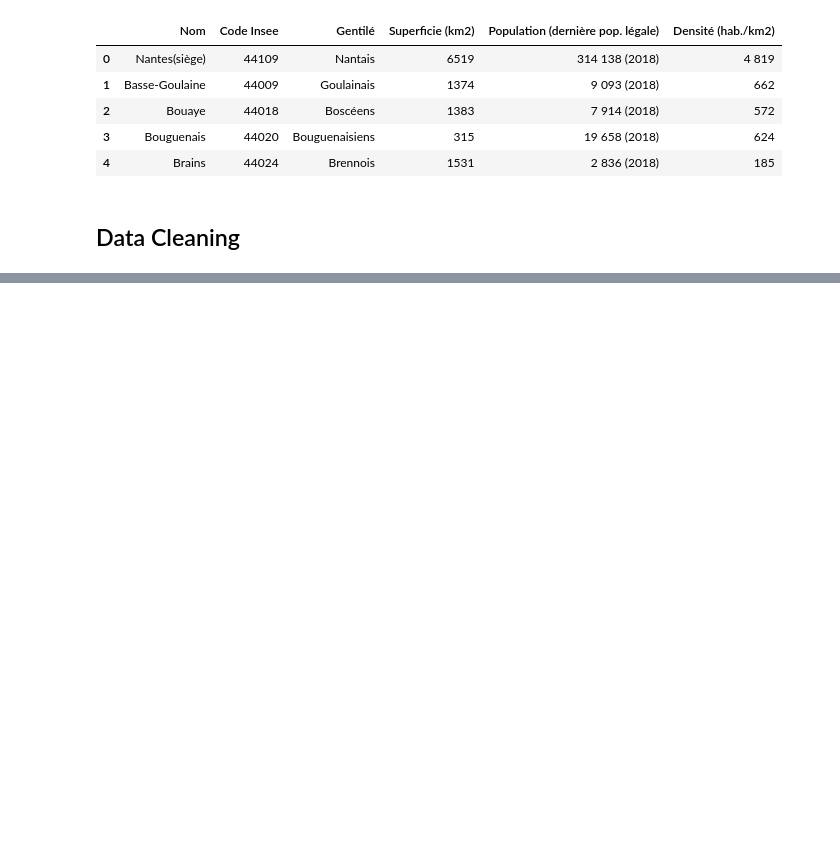
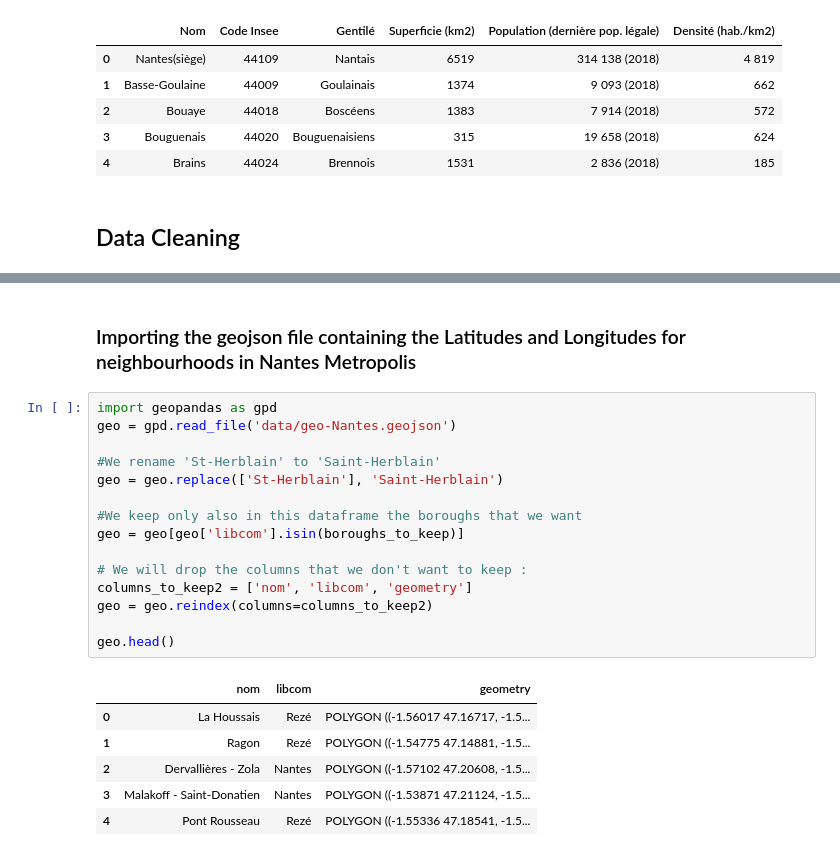
Before and after one commit to Preciousring/Coursera_Capstone, a Jupyter notebook: Capstone_Project _The Battle_of_Neighborhoods(Week 2).ipynb, the cells around one changed output, grey strips where cells are left out. Cells and saved outputs as stored; diff of their text form; blank space fills up the shorter version.

```diff
--- a/Capstone_Project _The Battle_of_Neighborhoods(Week 2).ipynb
+++ b/Capstone_Project _The Battle_of_Neighborhoods(Week 2).ipynb
@@ -74,0 +91,24 @@ df.head()
+# %% [markdown]
+### Importing the geojson file containing the Latitudes and Longitudes for neighbourhoods in Nantes Metropolis
+# %%
+import geopandas as gpd
+geo = gpd.read_file('data/geo-Nantes.geojson')
+
+#We rename 'St-Herblain' to 'Saint-Herblain'
+geo = geo.replace(['St-Herblain'], 'Saint-Herblain')
+
+#We keep only also in this dataframe the boroughs that we want
+geo = geo[geo['libcom'].isin(boroughs_to_keep)]
+
+# We will drop the columns that we don't want to keep :
+columns_to_keep2 = ['nom', 'libcom', 'geometry']
+geo = geo.reindex(columns=columns_to_keep2)
+
+geo.head()
+# %% [output]
+|  | nom | libcom | geometry |
+| 0 | La Houssais | Rezé | POLYGON ((-1.56017 47.16717, -1.5... |
+| 1 | Ragon | Rezé | POLYGON ((-1.54775 47.14881, -1.5... |
+| 2 | Dervallières - Zola | Nantes | POLYGON ((-1.57102 47.20608, -1.5... |
+| 3 | Malakoff - Saint-Donatien | Nantes | POLYGON ((-1.53871 47.21124, -1.5... |
+| 4 | Pont Rousseau | Rezé | POLYGON ((-1.55336 47.18541, -1.5... |
```
Also changed, not shown: parts of 7 cells of this notebook, 3 other files.
